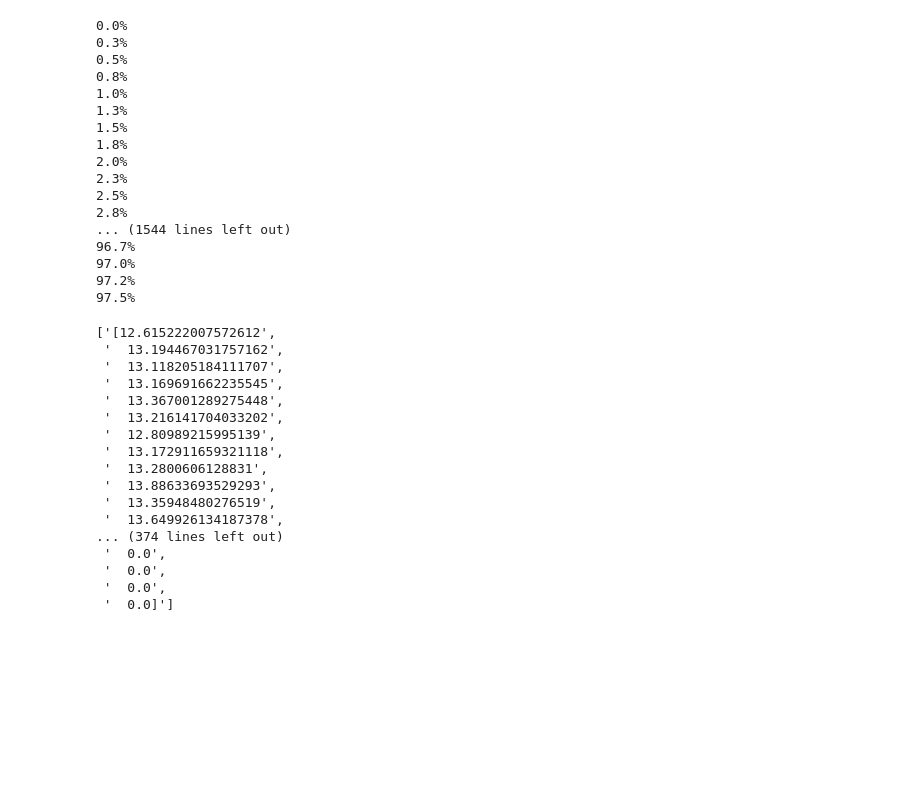
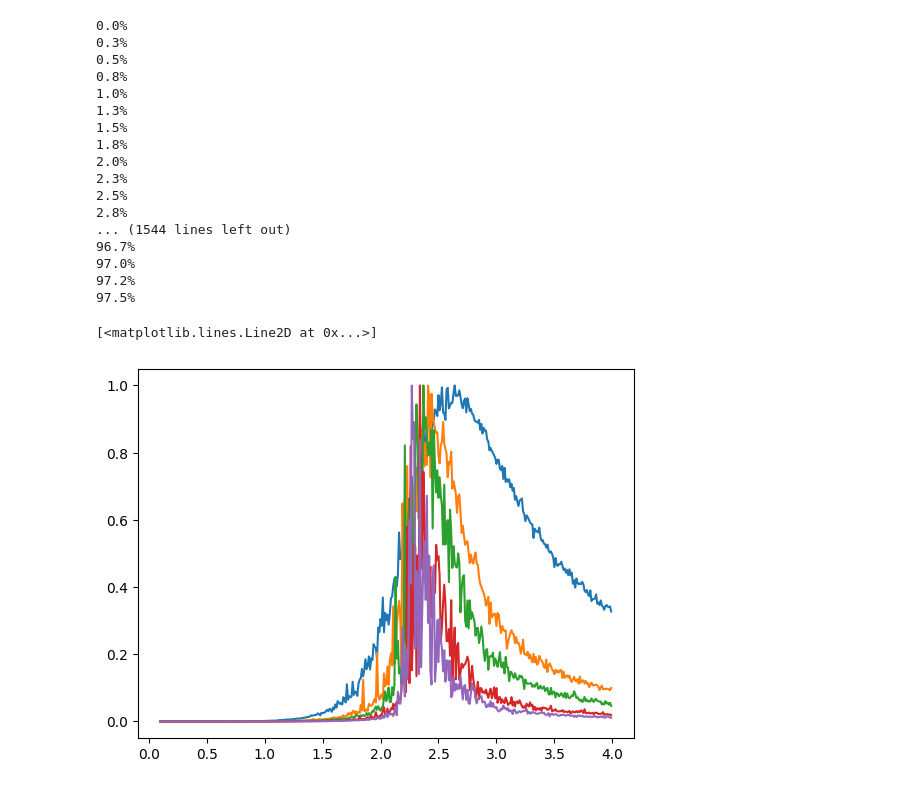
Before and after one commit to noahchanoah/thesis, a Jupyter notebook: CaseCritTemp.ipynb, the cells around one changed output. Saved outputs shown, nothing was run; the diff lists cells and outputs as text; code cells hidden in the pictures; blank space fills up the shorter version.

Commit message:
Pseudocrit temps

```diff
--- a/CaseCritTemp.ipynb
+++ b/CaseCritTemp.ipynb
@@ -327,28 +327,23 @@ with open('susTempRange.txt', 'w') as filehandle:
-# %%
-import csv
-with open('sus6Arr.txt', 'r') as fd:
-    reader = csv.reader(fd)
-    for row in reader:
-        # row.split(",")
-        arr = row
-        #print(row[3])
-        #print(', '.join(row))
-        s = ', '.join(row)
-# %% [output]
-['[12.615222007572612',
- '  13.194467031757162',
- '  13.118205184111707',
- '  13.169691662235545',
- '  13.367001289275448',
- '  13.216141704033202',
- '  12.80989215995139',
- '  13.172911659321118',
- '  13.2800606128831',
- '  13.88633693529293',
- '  13.35948480276519',
- '  13.649926134187378',
-... (374 lines left out)
- '  0.0',
- '  0.0',
- '  0.0',
- '  0.0]']
+# %%
+tempRange = np.flip(np.arange(0.1,4,0.01))
+# %%
+from numpy import loadtxt
+lines6 = loadtxt("sus6Arr.txt", comments="#", delimiter=",", unpack=False)
+lines12 = loadtxt("sus12Arr.txt", comments="#", delimiter=",", unpack=False)
+lines16 = loadtxt("sus16Arr.txt", comments="#", delimiter=",", unpack=False)
+lines24 = loadtxt("sus24Arr.txt", comments="#", delimiter=",", unpack=False)
+lines32 = loadtxt("sus32Arr.txt", comments="#", delimiter=",", unpack=False)
+sus6Arr = list(lines6)
+sus12Arr = list(lines12)
+sus16Arr = list(lines16)
+sus24Arr = list(lines24)
+sus32Arr = list(lines32)
+# %%
+plt.plot(tempRange, [x/max(sus6Arr) for x in sus6Arr])
+plt.plot(tempRange, [x/max(sus12Arr) for x in sus12Arr])
+plt.plot(tempRange, [x/max(sus16Arr) for x in sus16Arr])
+plt.plot(tempRange, [x/max(sus24Arr) for x in sus24Arr])
+plt.plot(tempRange, [x/max(sus32Arr) for x in sus32Arr])
+# %% [output]
+[<matplotlib.lines.Line2D at 0x...>]
+[figure, added]
```
Also changed, not shown: parts of 8 cells of this notebook.
